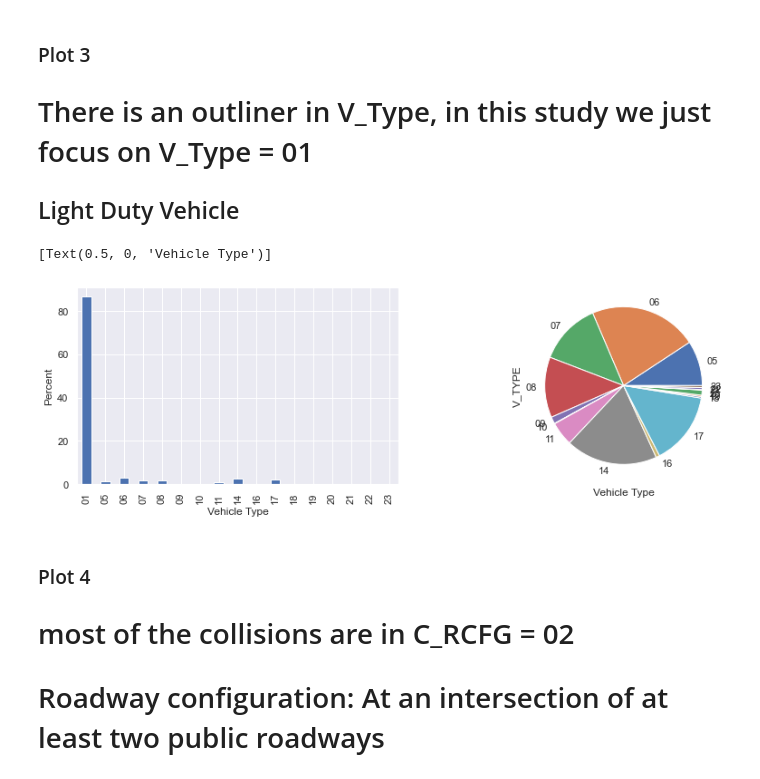
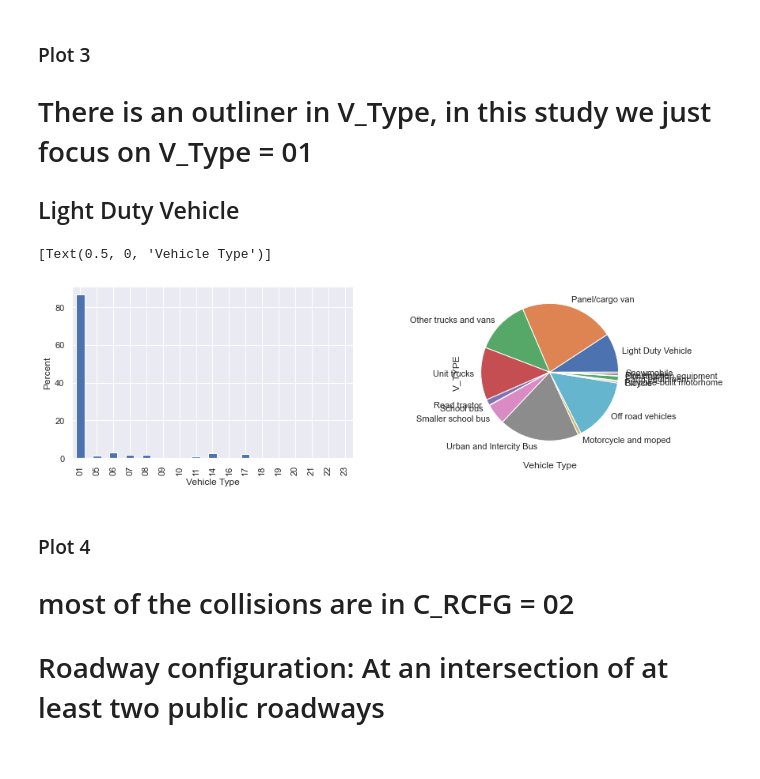
Before and after one commit to pangit1/group17project, a Jupyter notebook: grp17assignment.ipynb, the cells around one changed output. Cells and saved outputs as stored; diff of their text form; code cells hidden in the pictures.

```diff
--- a/grp17assignment.ipynb
+++ b/grp17assignment.ipynb
@@ -233,14 +238,16 @@ ax2.set_xticklabels(bin_labels)
 # %%
 f, (ax1, ax2) = plt.subplots(1, 2,figsize=(14, 4))
 plt.grid(b=True, which='major', color='#666666', linestyle='-')
 
 clsb1.V_TYPE.value_counts(normalize=True).mul(100).round(2).sort_index().plot(kind='bar', ax = ax1)
 ax1.set(ylabel="Percent", xlabel="Vehicle Type")
-clsb1[clsb1.V_TYPE!='01'].V_TYPE.value_counts(normalize=True).mul(100).round(2).sort_index().plot(kind='pie', ax = ax2)
+clsb1[clsb1.V_TYPE!='01'].V_TYPE.value_counts(normalize=True).mul(100).round(2).sort_index().plot(kind='pie',
+                                                                                                  labels = ['Light Duty Vehicle' ,'Panel/cargo van' ,'Other trucks and vans' ,'Unit trucks' ,'Road tractor' ,'School bus' ,'Smaller school bus' ,'Urban and Intercity Bus' ,'Motorcycle and moped' ,'Off road vehicles' ,'Bicycle' ,'Purpose-built motorhome' ,'Farm equipment' ,'Construction equipment' ,'Fire engine' ,'Snowmobile' ,'Street car' ,'NA'],
+                                                                                                  ax = ax2)
 ax2.set(xlabel="Vehicle Type")
 # %% [output]
 [Text(0.5, 0, 'Vehicle Type')]
-[figure, old version]
+[figure, new version]
 # %% [markdown]
 ### Plot 4
 
```
Also changed, not shown: parts of 25 cells of this notebook, 1 other file.
